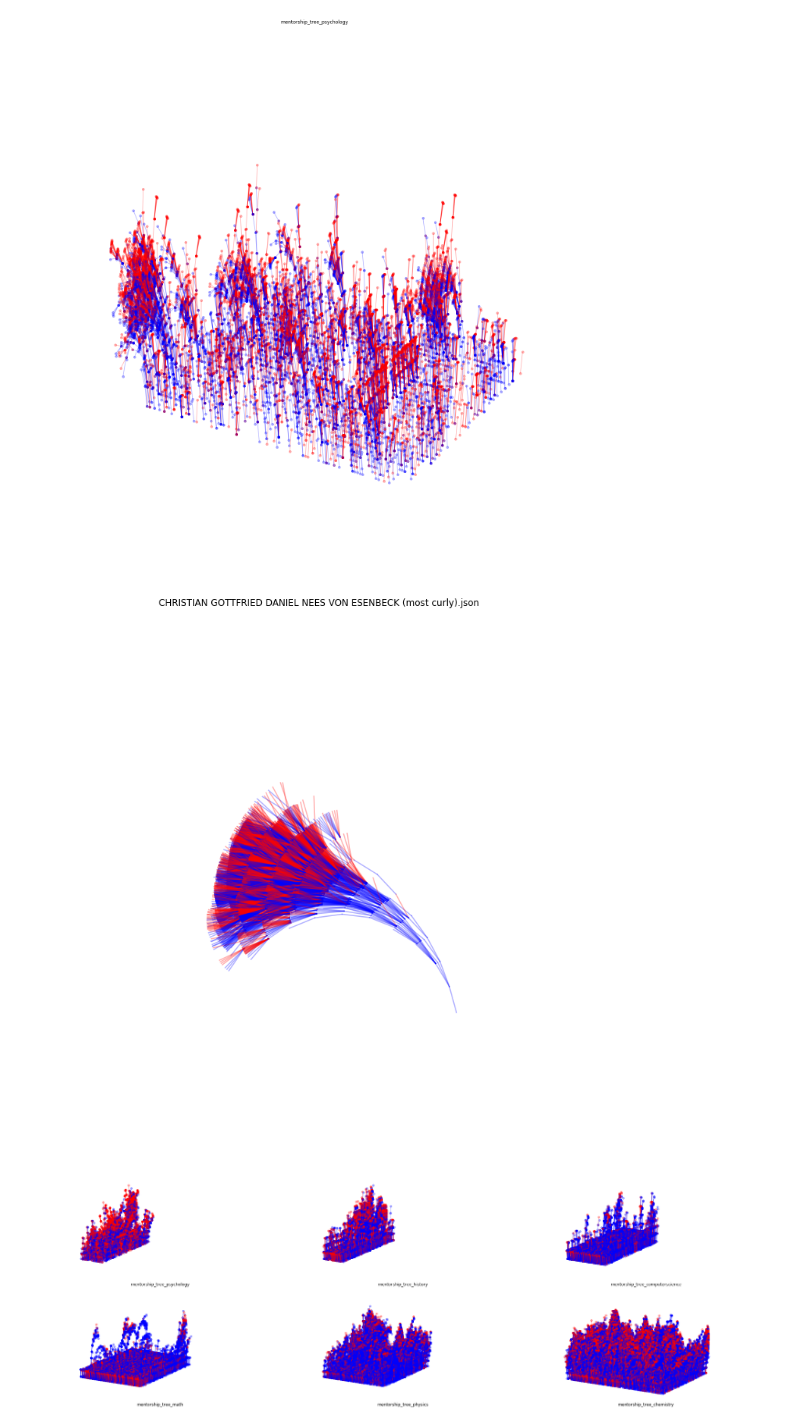
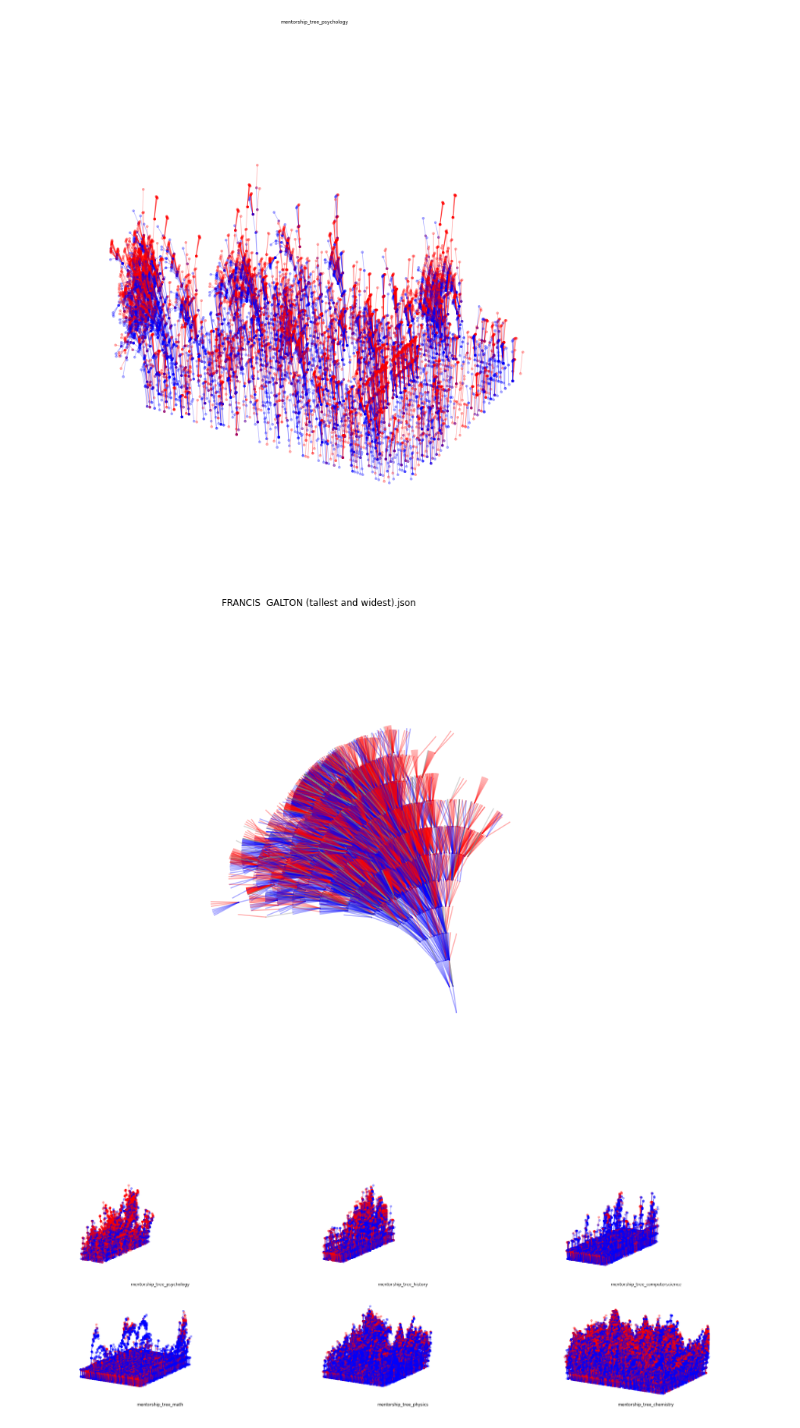
Before and after one commit to amcgail/scimap-FA-2021, a Jupyter notebook: mentorship/visualizeTree.ipynb, the cells around one changed output. Cells and saved outputs as stored; diff of their text form; code cells hidden in the pictures.

```diff
--- a/mentorship/visualizeTree.ipynb
+++ b/mentorship/visualizeTree.ipynb
@@ -24,6 +24,7 @@ def unfurl(X, base_vector=np.array([0,1]), origin=np.array([0,0]), depth=None, c
 
     girls = [c for c in X['children'] if c['gender'] == 'woman']
     boys = [c for c in X['children'] if c['gender'] == 'man']
+    unknown = [c for c in X['children'] if c['gender'] == 'unknown']
 
     #print(origin, base_vector)
 
@@ -47,6 +48,15 @@ def unfurl(X, base_vector=np.array([0,1]), origin=np.array([0,0]), depth=None, c
         vs.append( (origin, origin+new_v, c["gender_color"]) )
         vs += unfurl(c, new_v, origin+new_v, depth, cdepth+1)
 
+    for ci, c in enumerate(unknown):
+        #new_v = rot( base_vector, CURL * (ci+1) )# / len(boys) )
+        new_v = rot(base_vector, 0)
+        new_v = new_v * SCALE
+        #print( np.power((new_v**2).sum(), 0.5) )
+
+        vs.append((origin, origin+new_v, c["gender_color"]))
+        vs += unfurl(c, new_v, origin+new_v, depth, cdepth+1)
+
     return vs
 # %%
 import matplotlib.pyplot as plt
@@ -114,31 +124,31 @@ for i, treefn in enumerate(fns):
 # %%
 SCALE=1
 CURL=15
 
 fns = list(Path('data/tree candidate').glob("*.json"))
 
 plt.figure(figsize=(13,13))
 
 for i, treefn in enumerate(fns):
-    if treefn.name == "CHRISTIAN GOTTFRIED DANIEL NEES VON ESENBECK (most curly).json":
+    if treefn.name == "FRANCIS  GALTON (tallest and widest).json":
         with open(treefn) as f:
             tree = json.loads(f.read())
             for s, e, c in unfurl(tree, depth=None):
                 ax = plt.subplot()
                 ax.set_xlim(left=-15, right=5)
                 ax.set_ylim(bottom=-5, top=15)
 #                 ax.set_facecolor("grey")
                 ax.plot(
                     [s[0],e[0]],
                     [s[1],e[1]],
                     color=c,
                     alpha=0.3
                 )
                 ax.axis('off')
             plt.title(treefn.name)
 # plt.savefig('prototypical tree/CHRISTIAN GOTTFRIED DANIEL NEES VON ESENBECK.svg')
 # %% [output]
-[figure, old version]
+[figure, new version]
 # %%
 SCALE=1
 CURL=15.5
```
Also changed, not shown: 18 other files.
